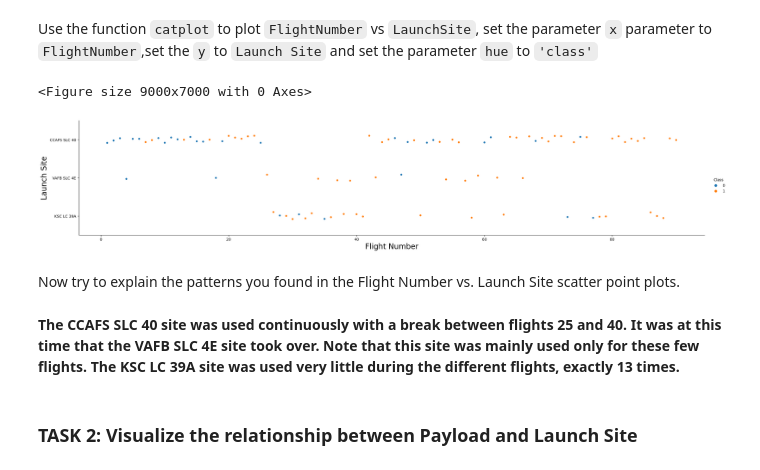
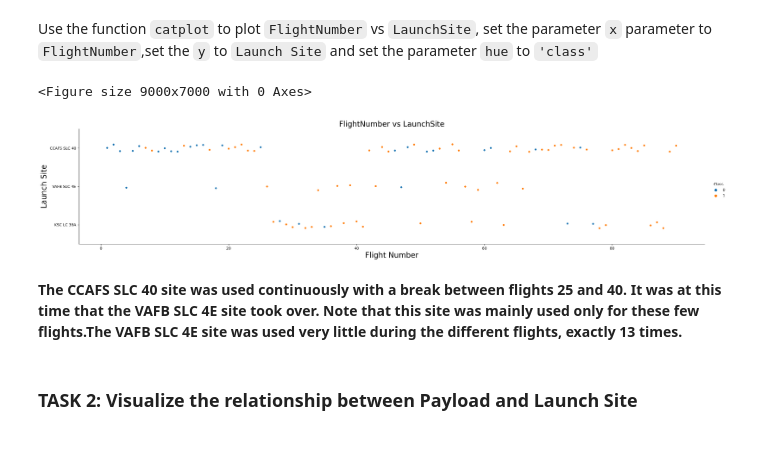
Before and after one commit to OliPag/OliPag-Applied_Data_Science_Capstone, a Jupyter notebook: jupyter-labs-eda-dataviz.ipynb, the cells around one changed output. Saved outputs shown, nothing was run; the diff lists cells and outputs as text; code cells hidden in the pictures.

```diff
--- a/jupyter-labs-eda-dataviz.ipynb
+++ b/jupyter-labs-eda-dataviz.ipynb
@@ -85,19 +88,18 @@ Use the function <code>catplot</code> to plot <code>FlightNumber</code> vs <code
 # %%
 # Plot a scatter point chart with x axis to be Flight Number and y axis to be the launch site, and hue to be the class value
 plt.figure(figsize=(90, 70))
 sns.catplot(y="LaunchSite", x="FlightNumber", hue="Class", data=df, aspect = 5)
+plt.title("FlightNumber vs LaunchSite",fontsize=20)
 plt.xlabel("Flight Number",fontsize=20)
 plt.ylabel("Launch Site",fontsize=20)
 plt.show()
 # %% [output]
 <Figure size 9000x7000 with 0 Axes>
-[figure, old version]
+[figure, new version]
-# %% [markdown]
-Now try to explain the patterns you found in the Flight Number vs. Launch Site scatter point plots.
 # %% [markdown]
 <b>The CCAFS SLC 40 site was used continuously with a break between flights 25 and 40.
 It was at this time that the VAFB SLC 4E site took over. Note that this site was mainly used only
-for these few flights. The KSC LC 39A site was used very little during the different flights, exactly 13 times.</b>
+for these few flights.The VAFB SLC 4E site was used very little during the different flights, exactly 13 times.</b>
 # %% [markdown]
 ### TASK 2: Visualize the relationship between Payload and Launch Site
 # %% [markdown]
```
Also changed, not shown: parts of 12 cells of this notebook.
